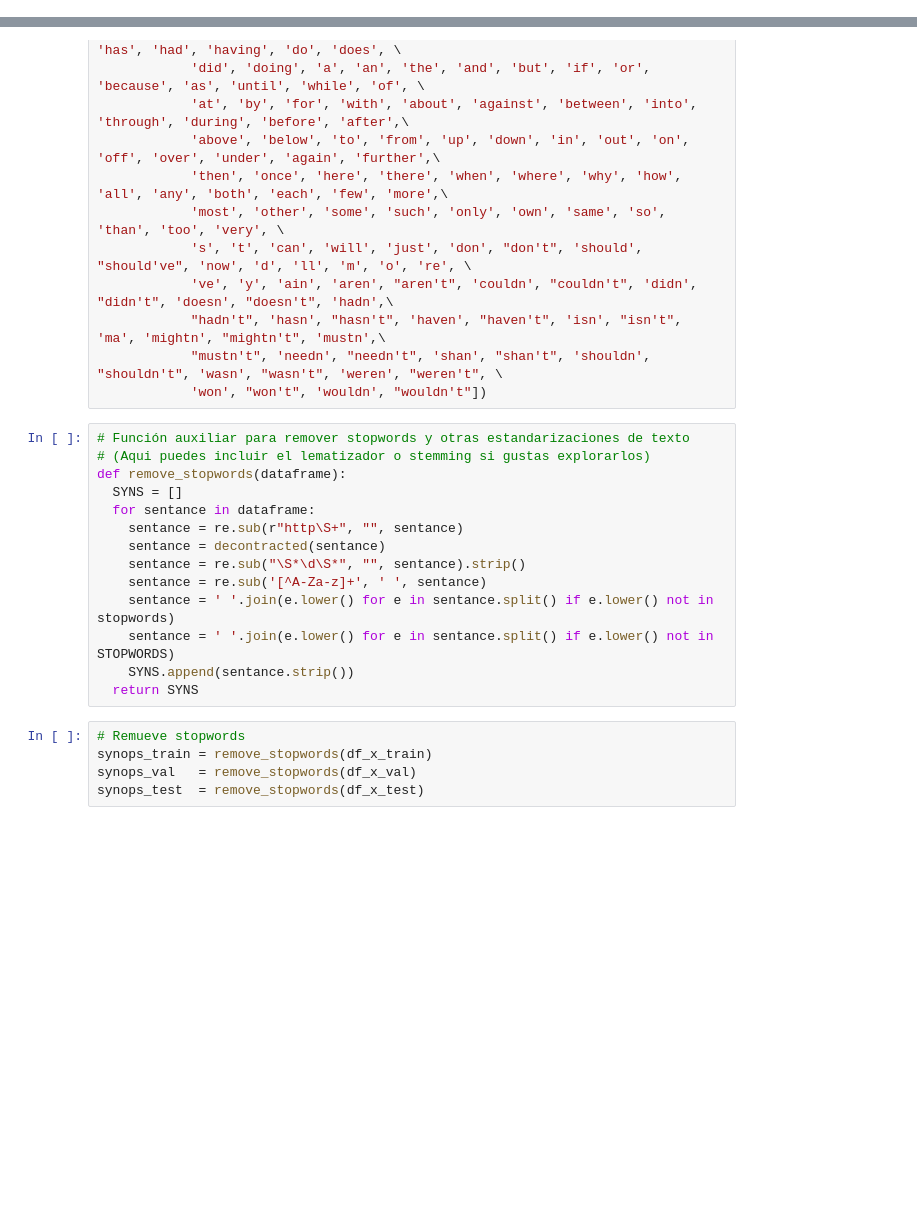
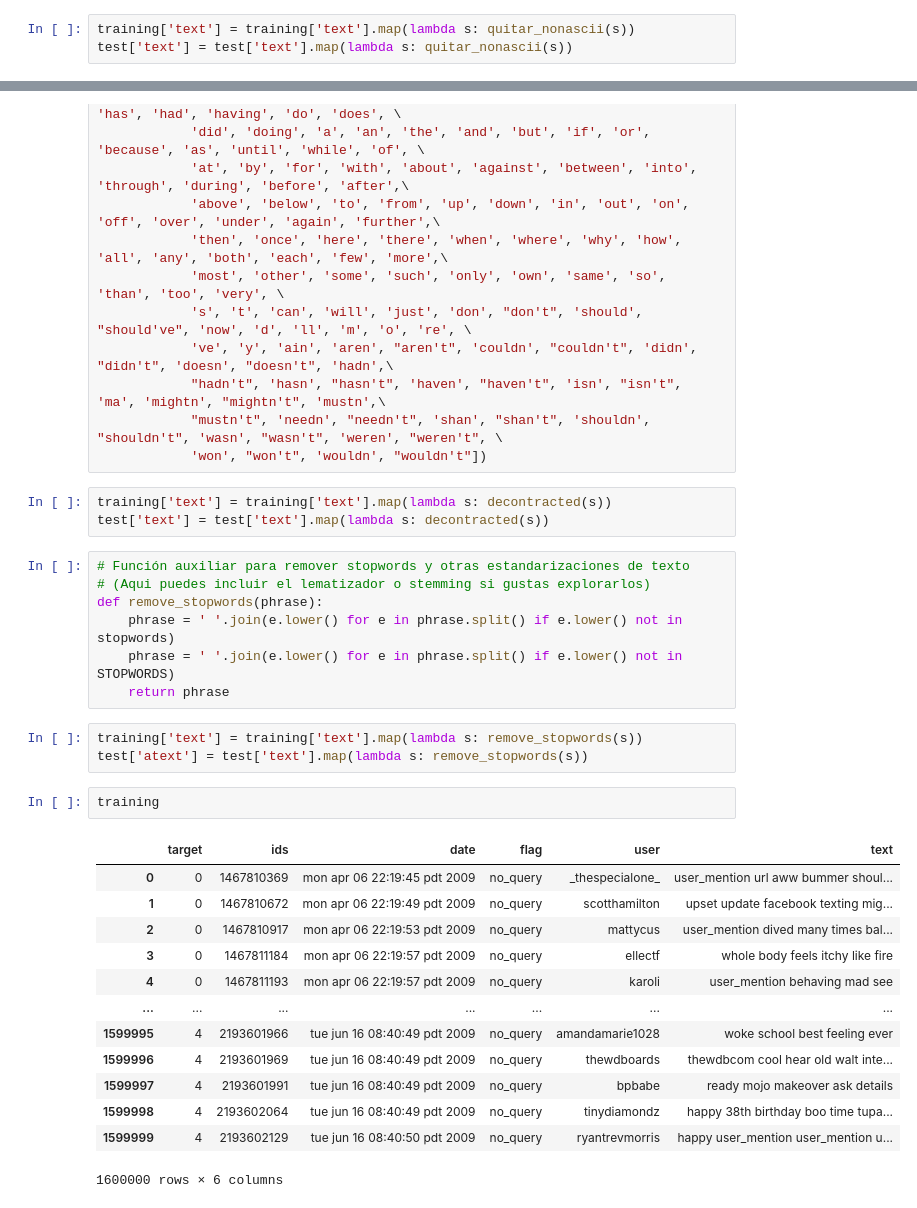
Before and after one commit to caroacostatovany/sentiment_analysis_tweets, a Jupyter notebook: notebooks/limpieza.ipynb, the cells around one changed output, grey strips where cells are left out. Cells and saved outputs as stored; diff of their text form; blank space fills up the shorter version.

```diff
--- a/notebooks/limpieza.ipynb
+++ b/notebooks/limpieza.ipynb
@@ -58,0 +188,3 @@ print("Revisamos si hay valores nulos en el set de pruebas\n", test.isna().sum()
+# %%
+training['text'] = training['text'].map(lambda s: quitar_nonascii(s))
+test['text'] = test['text'].map(lambda s: quitar_nonascii(s))
@@ -96,22 +229,32 @@ stopwords= set(['br', 'the', 'i', 'me', 'my', 'myself', 'we', 'our', 'ours', 'ou
             "hadn't", 'hasn', "hasn't", 'haven', "haven't", 'isn', "isn't", 'ma', 'mightn', "mightn't", 'mustn',\
             "mustn't", 'needn', "needn't", 'shan', "shan't", 'shouldn', "shouldn't", 'wasn', "wasn't", 'weren', "weren't", \
             'won', "won't", 'wouldn', "wouldn't"])
+# %%
+training['text'] = training['text'].map(lambda s: decontracted(s))
+test['text'] = test['text'].map(lambda s: decontracted(s))
 # %%
 # Función auxiliar para remover stopwords y otras estandarizaciones de texto
 # (Aqui puedes incluir el lematizador o stemming si gustas explorarlos)
-def remove_stopwords(dataframe):
-  SYNS = []
-  for sentance in dataframe:
-    sentance = re.sub(r"http\S+", "", sentance)
-    sentance = decontracted(sentance)
-    sentance = re.sub("\S*\d\S*", "", sentance).strip()
-    sentance = re.sub('[^A-Za-z]+', ' ', sentance)
-    sentance = ' '.join(e.lower() for e in sentance.split() if e.lower() not in stopwords)
-    sentance = ' '.join(e.lower() for e in sentance.split() if e.lower() not in STOPWORDS)
-    SYNS.append(sentance.strip())
-  return SYNS
+def remove_stopwords(phrase):
+    phrase = ' '.join(e.lower() for e in phrase.split() if e.lower() not in stopwords)
+    phrase = ' '.join(e.lower() for e in phrase.split() if e.lower() not in STOPWORDS)
+    return phrase
-# %%
-# Remueve stopwords
-synops_train = remove_stopwords(df_x_train)
-synops_val   = remove_stopwords(df_x_val)
-synops_test  = remove_stopwords(df_x_test)
+# %%
+training['text'] = training['text'].map(lambda s: remove_stopwords(s))
+test['atext'] = test['text'].map(lambda s: remove_stopwords(s))
+# %%
+training
+# %% [output]
+|  | target | ids | date | flag | user | text |
+| 0 | 0 | 1467810369 | mon apr 06 22:19:45 pdt 2009 | no_query | _thespecialone_ | user_mention url aww bummer shoul... |
+| 1 | 0 | 1467810672 | mon apr 06 22:19:49 pdt 2009 | no_query | scotthamilton | upset update facebook texting mig... |
+| 2 | 0 | 1467810917 | mon apr 06 22:19:53 pdt 2009 | no_query | mattycus | user_mention dived many times bal... |
+| 3 | 0 | 1467811184 | mon apr 06 22:19:57 pdt 2009 | no_query | ellectf | whole body feels itchy like fire |
+| 4 | 0 | 1467811193 | mon apr 06 22:19:57 pdt 2009 | no_query | karoli | user_mention behaving mad see |
+| ... | ... | ... | ... | ... | ... | ... |
+| 1599995 | 4 | 2193601966 | tue jun 16 08:40:49 pdt 2009 | no_query | amandamarie1028 | woke school best feeling ever |
+| 1599996 | 4 | 2193601969 | tue jun 16 08:40:49 pdt 2009 | no_query | thewdboards | thewdbcom cool hear old walt inte... |
+| 1599997 | 4 | 2193601991 | tue jun 16 08:40:49 pdt 2009 | no_query | bpbabe | ready mojo makeover ask details |
+| 1599998 | 4 | 2193602064 | tue jun 16 08:40:49 pdt 2009 | no_query | tinydiamondz | happy 38th birthday boo time tupa... |
+| 1599999 | 4 | 2193602129 | tue jun 16 08:40:50 pdt 2009 | no_query | ryantrevmorris | happy user_mention user_mention u... |
+1600000 rows × 6 columns
```
Also changed, not shown: parts of 41 cells of this notebook.
